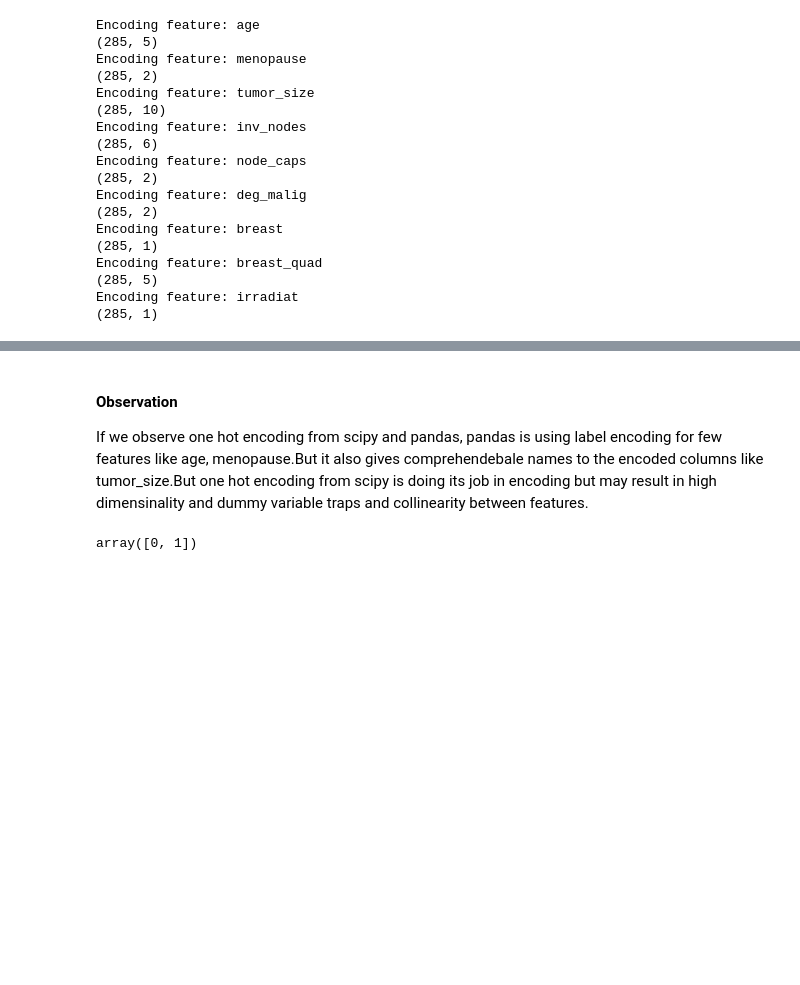
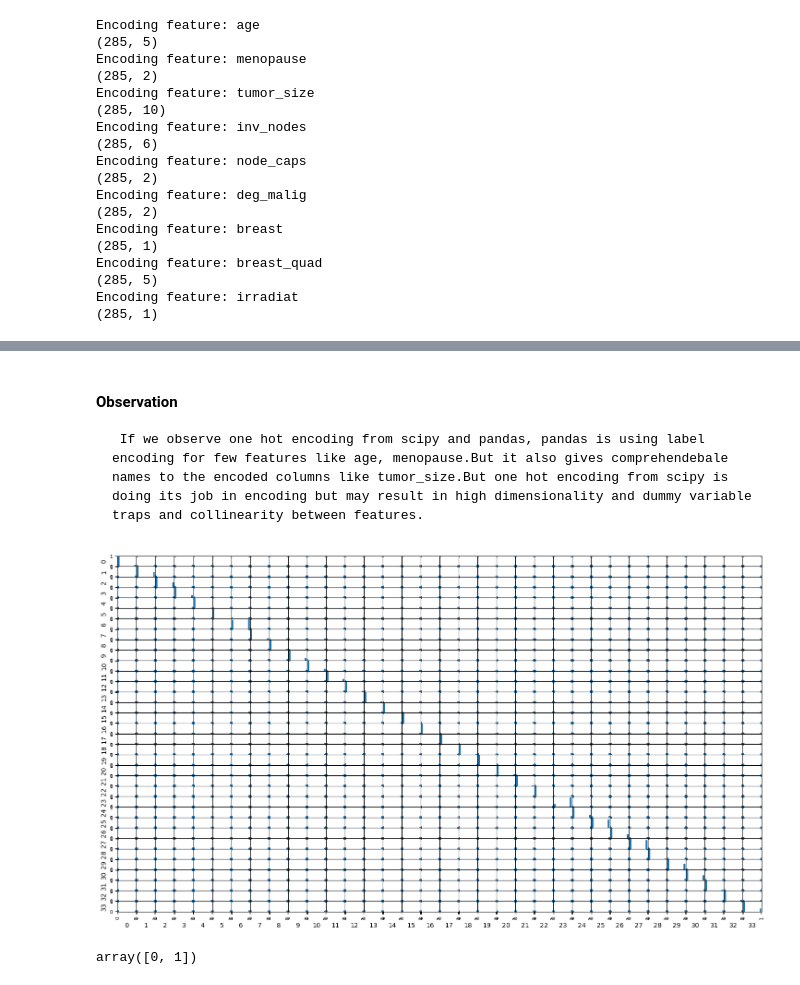
Before and after one commit to BhavanaMP/Data-Science, a Jupyter notebook: Code/2. Data preprocessing_encodings_Breast Cancer_categorical.ipynb, the cells around one changed output, grey strips where cells are left out. Cells and saved outputs as stored; diff of their text form; code cells hidden in the pictures; blank space fills up the shorter version.

```diff
--- a/Code/2. Data preprocessing_encodings_Breast Cancer_categorical.ipynb
+++ b/Code/2. Data preprocessing_encodings_Breast Cancer_categorical.ipynb
@@ -306,6 +376,9 @@ Encoding feature: irradiat
 (285, 1)
 # %% [markdown]
  #### Observation
- If we observe one hot encoding from scipy and pandas, pandas is using label encoding for few features like age, menopause.But it also gives comprehendebale names to the encoded columns like tumor_size.But one hot encoding from scipy is doing its job in encoding but may result in high dimensinality and dummy variable traps and collinearity between features.
+     If we observe one hot encoding from scipy and pandas, pandas is using label encoding for few features like age, menopause.But it also gives comprehendebale names to the encoded columns like tumor_size.But one hot encoding from scipy is doing its job in encoding but may result in high dimensionality and dummy variable traps and collinearity between features.
 # %%
-# pdplt.scatter_matrix(pd.DataFrame(encoded_X), figsize=(10,10))
+pdplt.scatter_matrix(pd.DataFrame(encoded_X), figsize=(18, 10))
+plt.show()
+# %% [output]
+[figure, added]
```
Also changed, not shown: parts of 37 cells of this notebook, 42 other files.
